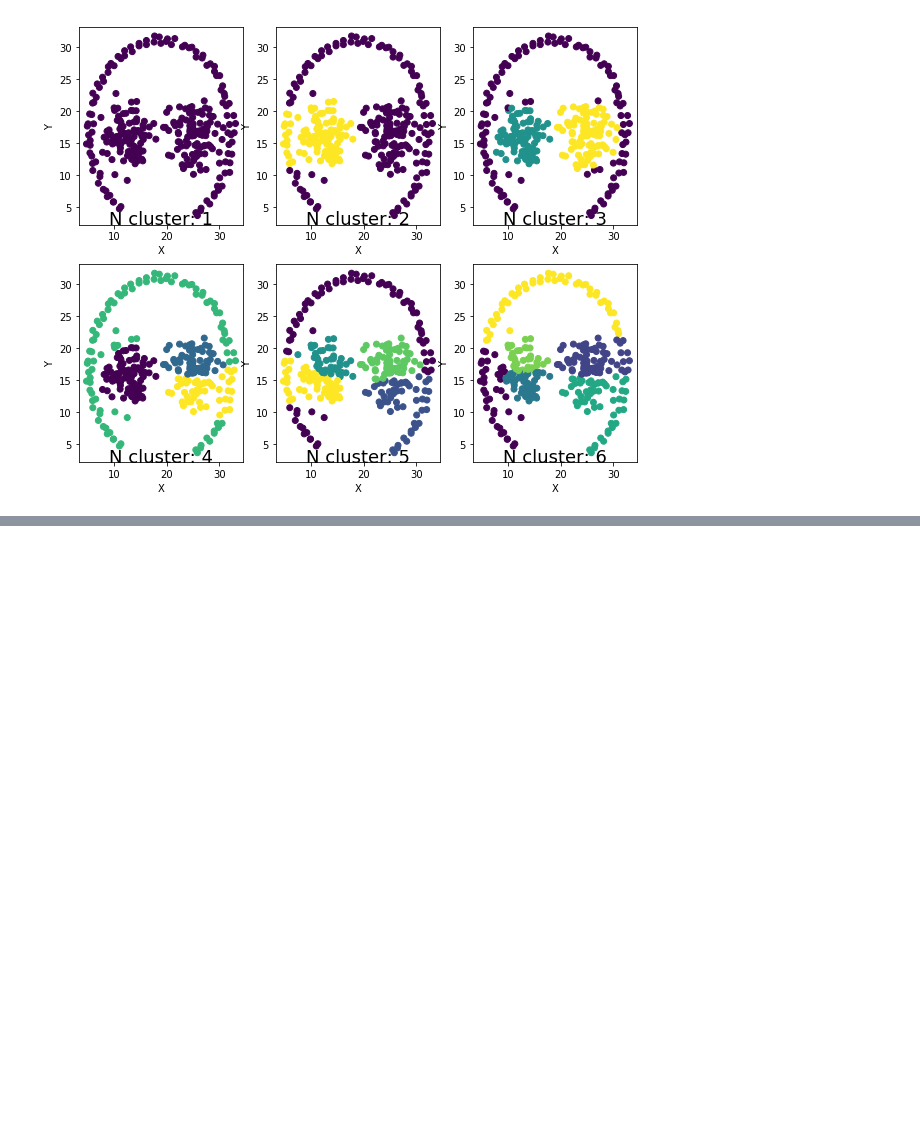
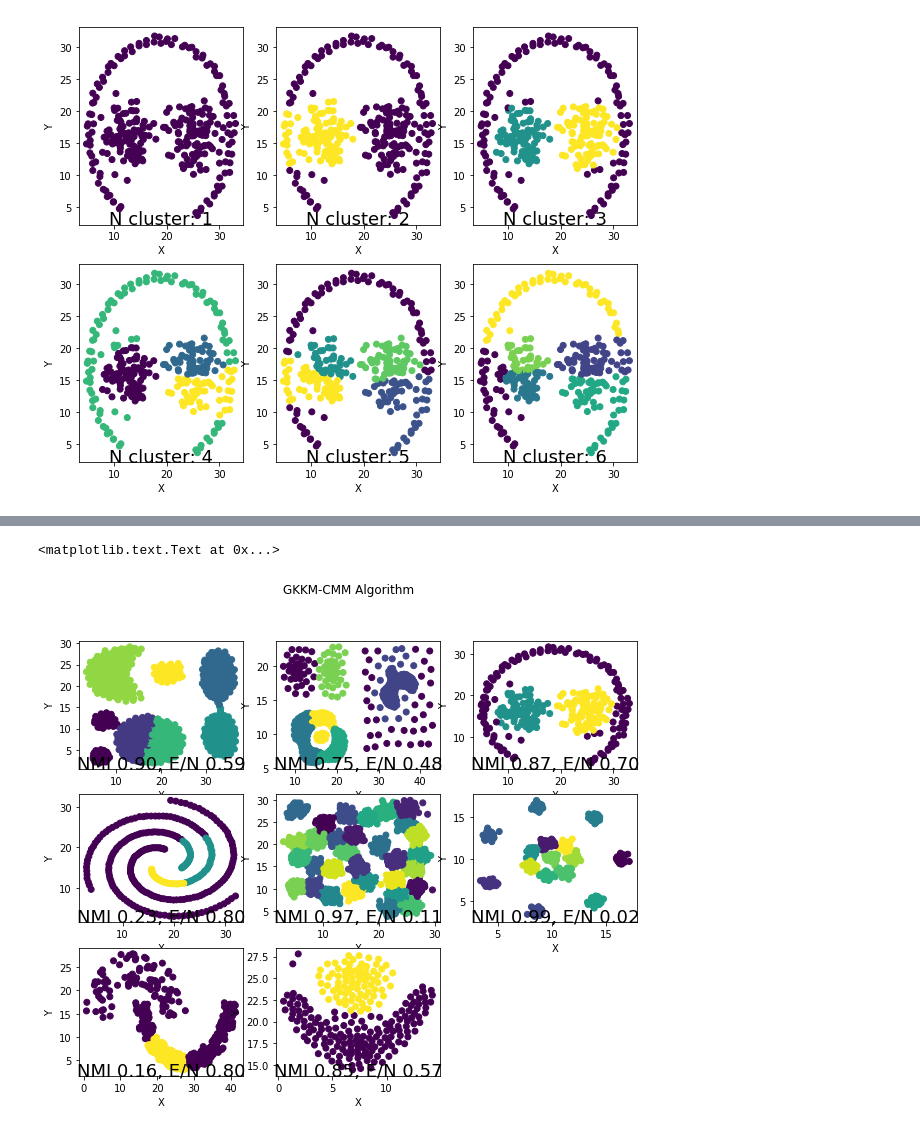
Before and after one commit to fcasola/Clustering-Algorithms, a Jupyter notebook: analysis/Demo_analysis_shape_set.ipynb, the cells around one changed output, grey strips where cells are left out. Saved outputs shown, nothing was run; the diff lists cells and outputs as text; code cells hidden in the pictures; blank space fills up the shorter version.

```diff
--- a/analysis/Demo_analysis_shape_set.ipynb
+++ b/analysis/Demo_analysis_shape_set.ipynb
@@ -253,0 +356,38 @@ for i in range(1, 7):
+# %%
+#3e - Part IIb- plotting
+# we plot here the results of section 3e- Part I
+# NMI is the "Normalized mutual information"
+# E/N is the clustering error per point
+
+#plot for the GKKM-CMM algorithm first
+algo_sel = 1
+#dataset names
+dts_name = list(Clusters_set.keys())
+
+#making the plot
+plt.figure(num=1,figsize=(10,8))
+for i in range(1, n_plots**2):
+    #loading results
+    algo_name = list_algorithms[algo_sel]
+    # predicted labels
+    predicted_labels = Cluster_partitional[algo_name][i-1][0][Clusters_set[dts_name[i-1]]]
+    #get the dataset size
+    N_dts = len(set_dataframes[dts_name[i-1]])
+    #get the normalized error
+    Normalized_error = Cluster_partitional[algo_name][i-1][1][Clusters_set[dts_name[i-1]]][0]/N_dts
+    #calculate the NMI
+    NMI_loc = NMI(set_dataframes[dts_name[i-1]].as_matrix(columns=["Labels"]).reshape(-1,),predicted_labels.reshape(-1,))
+    #plotting
+    plt.subplot(n_plots, n_plots, i)
+    ax = plt.scatter(set_dataframes[dts_name[i-1]]["X"], \
+                 set_dataframes[dts_name[i-1]]["Y"], \
+                 c=predicted_labels)
+    loc_ax = np.array(plt.axis())
+    plt.text(np.mean(loc_ax[:2]),loc_ax[2], "NMI %3.2f, E/N %3.2f"%(NMI_loc,Normalized_error),
+             fontsize=18, ha='center')
+    plt.xlabel("X")
+    plt.ylabel("Y")
+plt.suptitle("%s Algorithm"%algo_name)
+# %% [output]
+<matplotlib.text.Text at 0x...>
+[figure, added]
```
Also changed, not shown: parts of 2 cells of this notebook.
